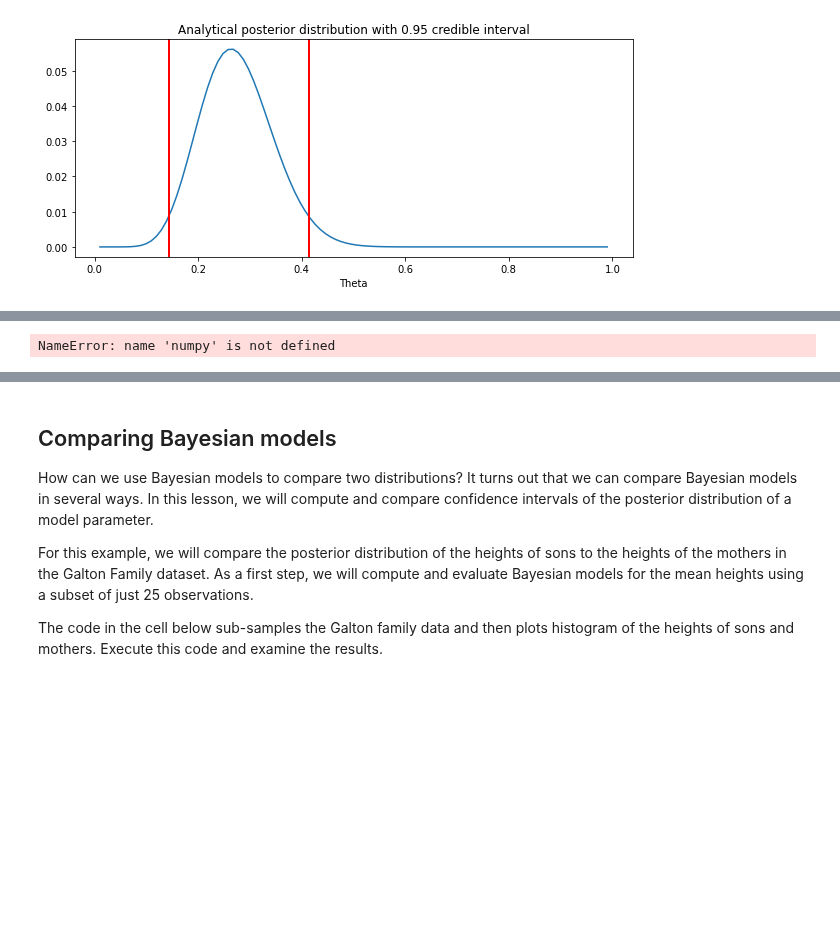
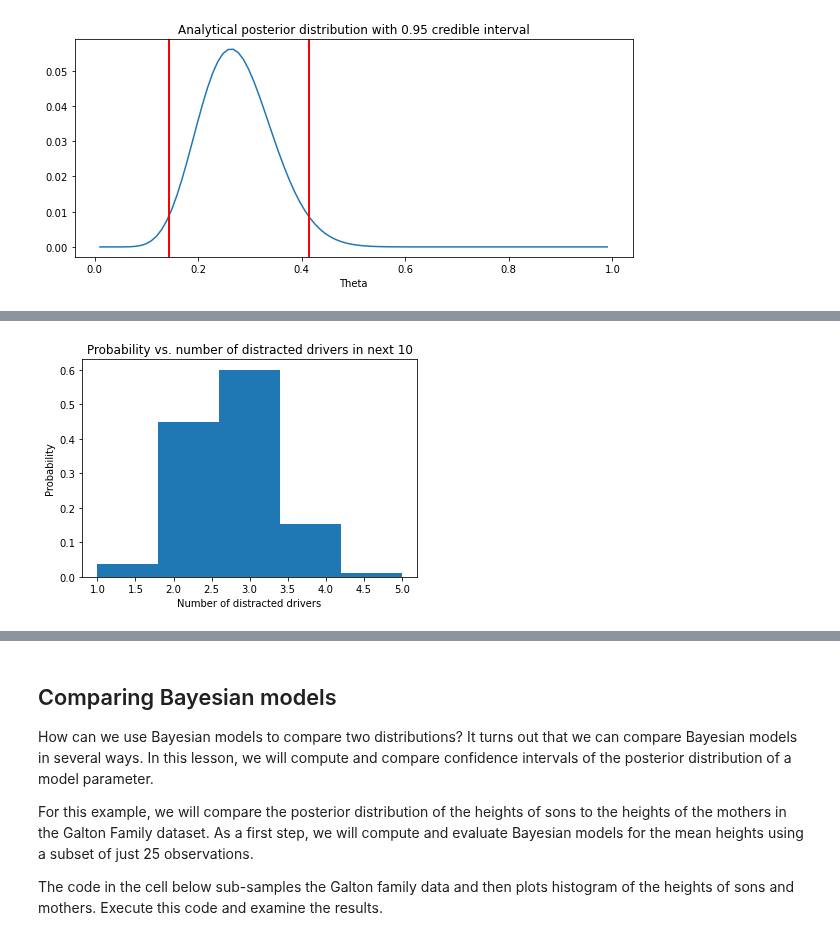
Before and after one commit to StephenElston/DataScience410, a Jupyter notebook: Lecture5/IntroductionToBayes.ipynb, the cells around one changed output, grey strips where cells are left out. Cells and saved outputs as stored; diff of their text form; code cells hidden in the pictures; blank space fills up the shorter version.

```diff
--- a/Lecture5/IntroductionToBayes.ipynb
+++ b/Lecture5/IntroductionToBayes.ipynb
@@ -771,11 +785,11 @@ The code in the cell below simulates and plots the distribution of distracted dr
 # %%
 num_cars = 10
 num_samples = 10000
 
-counts = (10 * numpy.random.choice(p, size=num_samples, replace=True, p=post)).round()
-plt.hist(counts, bins=int(max(counts)))
+counts = (num_cars * np.random.choice(p, size=num_samples, replace=True, p=beta_post_updated)).round()
+plt.hist(counts, bins=int(max(counts)), density=True)
 plt.title('Probability vs. number of distracted drivers in next %d' % num_cars)
 plt.xlabel('Number of distracted drivers')
-plt.ylabel('Probability')
+_=plt.ylabel('Probability')
 # %% [output]
-NameError: name 'numpy' is not defined
+[figure, added]
```
Also changed, not shown: parts of 16 cells of this notebook.
